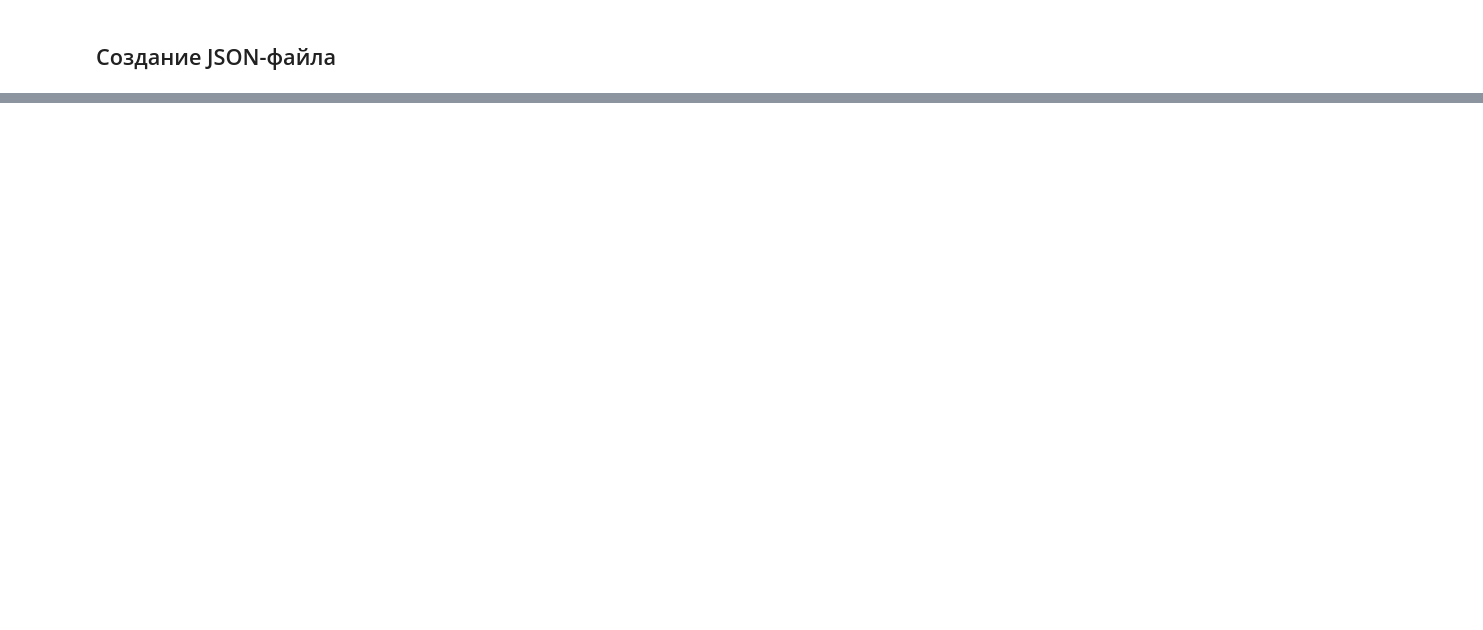
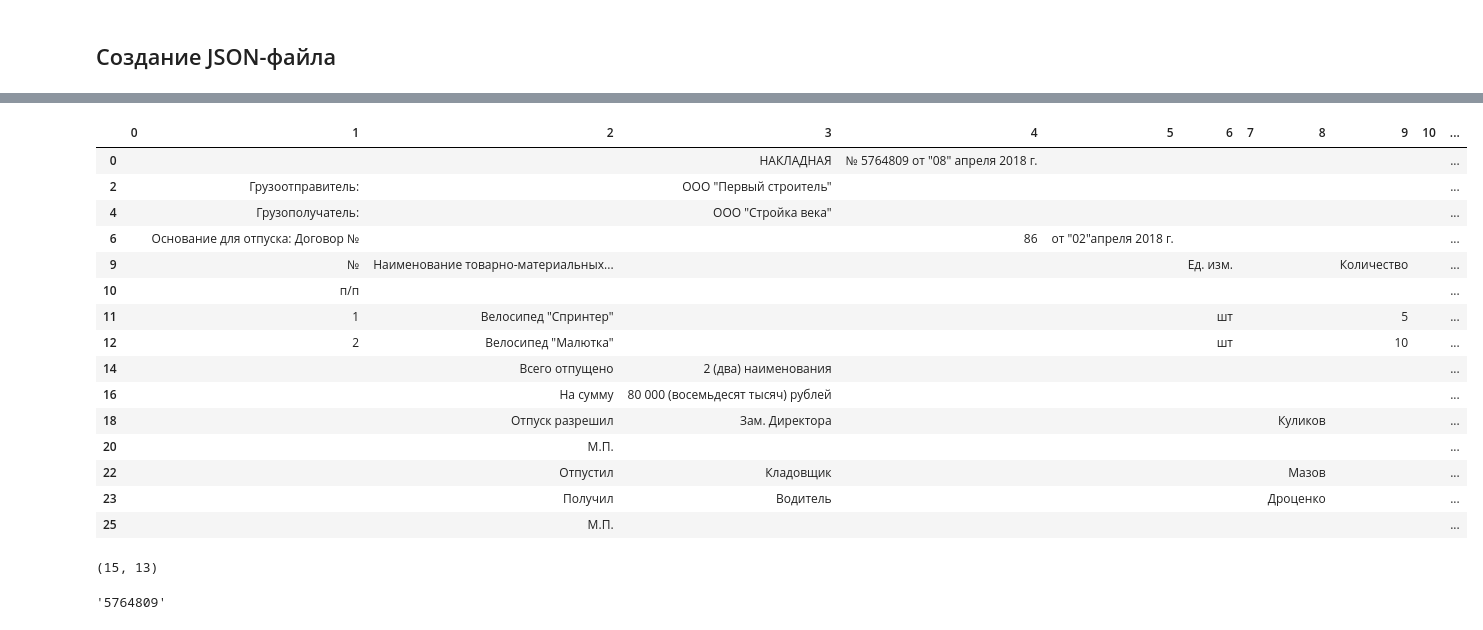
Before and after one commit to bi01/skillfactory_ds, a Jupyter notebook: Unit-3. Введение в машинное обучение/PYTHON-13.ipynb, the cells around one changed output, grey strips where cells are left out. Saved outputs shown, nothing was run; the diff lists cells and outputs as text; code cells hidden in the pictures; blank space fills up the shorter version.

```diff
--- a/Unit-3. Введение в машинное обучение/PYTHON-13.ipynb
+++ b/Unit-3. Введение в машинное обучение/PYTHON-13.ipynb
@@ -412,0 +507,31 @@ Index(['asian pear', 'vidalia onion', 'sweet onion', 'dried currants',
+# %%
+data = pd.read_excel("https://lms.skillfactory.ru/assets/courseware/v1/33c6d423497ad69652af34c294c606f0/asset-v1:Skillfactory+DST-WEEKLY-2.0+08JULY2020+type@asset+block/nakladnaya.xls", header=None, skiprows=2)
+
+
+clear_data = data.dropna(how='all').fillna('')
+clear_data
+# %% [output]
+|  | 0 | 1 | 2 | 3 | 4 | 5 | 6 | 7 | 8 | 9 | 10 | ... |
+| 0 |  |  |  | НАКЛАДНАЯ | № 5764809 от "08" апреля 2018 г. |  |  |  |  |  |  | ... |
+| 2 |  | Грузоотправитель: |  | ООО "Первый строитель" |  |  |  |  |  |  |  | ... |
+| 4 |  | Грузополучатель: |  | ООО "Стройка века" |  |  |  |  |  |  |  | ... |
+| 6 |  | Основание для отпуска: Договор № |  |  | 86 | от "02"апреля 2018 г. |  |  |  |  |  | ... |
+| 9 |  | № | Наименование товарно-материальных... |  |  |  | Ед. изм. |  |  | Количество |  | ... |
+| 10 |  | п/п |  |  |  |  |  |  |  |  |  | ... |
+| 11 |  | 1 | Велосипед "Спринтер" |  |  |  | шт |  |  | 5 |  | ... |
+| 12 |  | 2 | Велосипед "Малютка" |  |  |  | шт |  |  | 10 |  | ... |
+| 14 |  |  | Всего отпущено | 2 (два) наименования |  |  |  |  |  |  |  | ... |
+| 16 |  |  | На сумму | 80 000 (восемьдесят тысяч) рублей |  |  |  |  |  |  |  | ... |
+| 18 |  |  | Отпуск разрешил | Зам. Директора |  |  |  |  | Куликов |  |  | ... |
+| 20 |  |  | М.П. |  |  |  |  |  |  |  |  | ... |
+| 22 |  |  | Отпустил | Кладовщик |  |  |  |  | Мазов |  |  | ... |
+| 23 |  |  | Получил | Водитель |  |  |  |  | Дроценко |  |  | ... |
+| 25 |  |  | М.П. |  |  |  |  |  |  |  |  | ... |
+# %%
+clear_data.shape
+# %% [output]
+(15, 13)
+# %%
+clear_data[4][0][2:9]
+# %% [output]
+'5764809'
```
Also changed, not shown: parts of 39 cells of this notebook, 11 other files.
